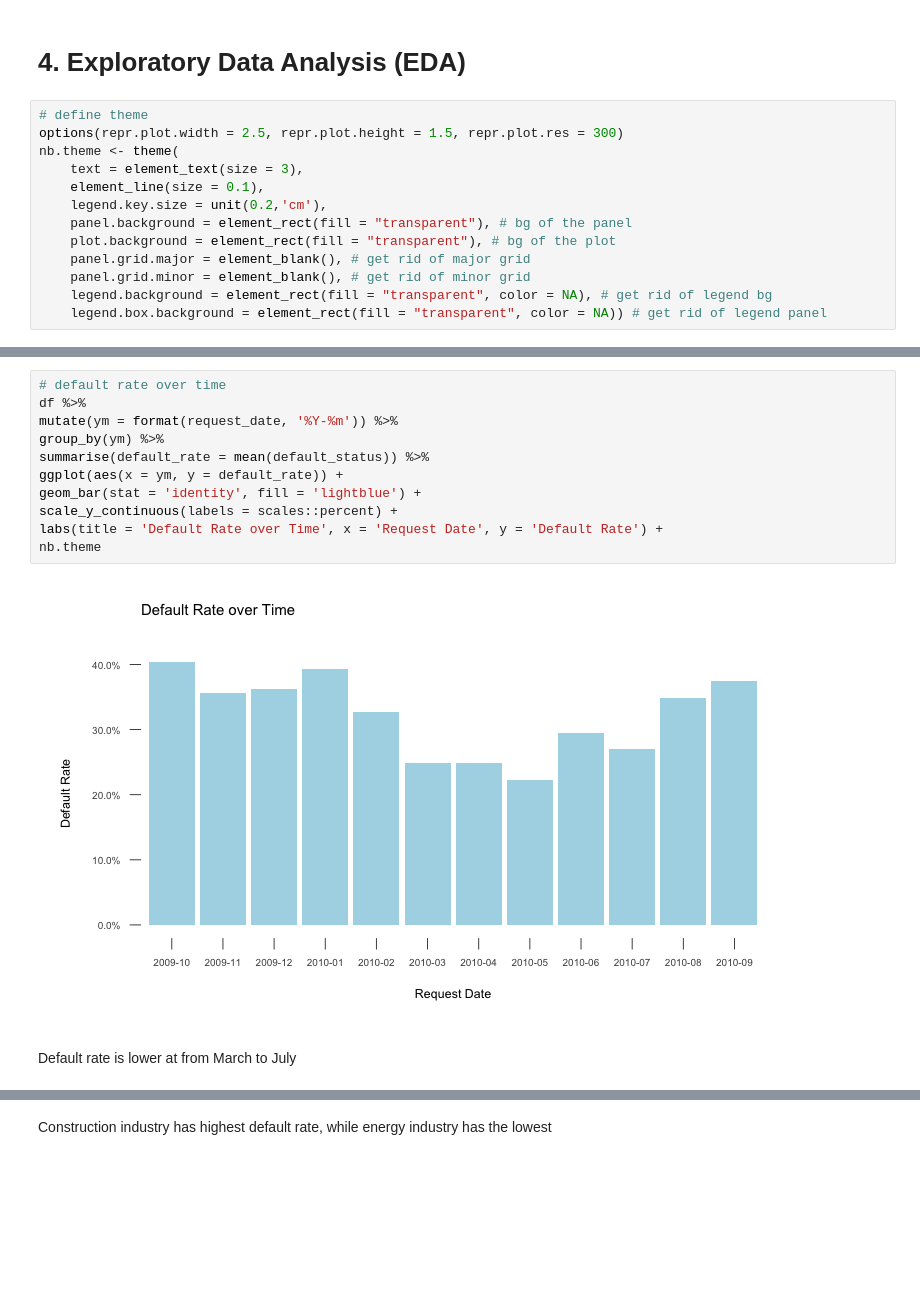
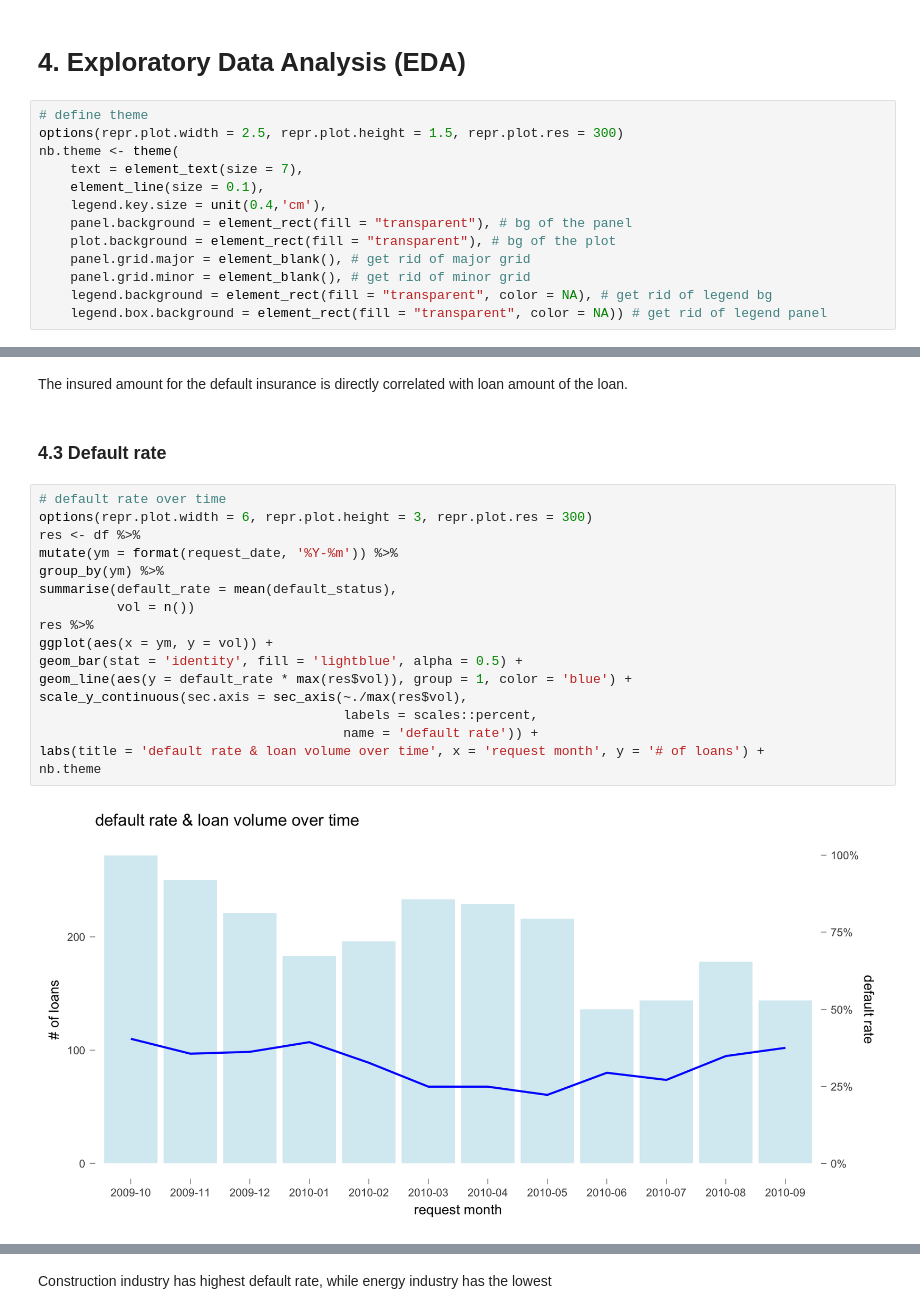
Before and after one commit to xuelin-amy/loan_default_prediction, a Jupyter notebook: notebook.ipynb, the cells around one changed output, grey strips where cells are left out. Saved outputs shown, nothing was run; the diff lists cells and outputs as text; blank space fills up the shorter version.

```diff
--- a/notebook.ipynb
+++ b/notebook.ipynb
@@ -111,9 +109,9 @@ No   Variable          Stats / Values                     Freqs (% of Valid)
 # define theme
 options(repr.plot.width = 2.5, repr.plot.height = 1.5, repr.plot.res = 300)
 nb.theme <- theme(
-    text = element_text(size = 3),
+    text = element_text(size = 7),
     element_line(size = 0.1),
-    legend.key.size = unit(0.2,'cm'),
+    legend.key.size = unit(0.4,'cm'),
     panel.background = element_rect(fill = "transparent"), # bg of the panel
     plot.background = element_rect(fill = "transparent"), # bg of the plot
     panel.grid.major = element_blank(), # get rid of major grid
@@ -165,15 +173,23 @@ Insured Amount is postively correlated with Loan Amount
+# %% [markdown]
+The insured amount for the default insurance is directly correlated with loan amount of the loan.
+# %% [markdown]
+### 4.3 Default rate
 # %%
 # default rate over time
-df %>%
+options(repr.plot.width = 6, repr.plot.height = 3, repr.plot.res = 300)
+res <- df %>%
 mutate(ym = format(request_date, '%Y-%m')) %>%
 group_by(ym) %>%
-summarise(default_rate = mean(default_status)) %>%
-ggplot(aes(x = ym, y = default_rate)) +
-geom_bar(stat = 'identity', fill = 'lightblue') +
-scale_y_continuous(labels = scales::percent) +
-labs(title = 'Default Rate over Time', x = 'Request Date', y = 'Default Rate') +
+summarise(default_rate = mean(default_status),
+          vol = n())
+res %>%
+ggplot(aes(x = ym, y = vol)) +
+geom_bar(stat = 'identity', fill = 'lightblue', alpha = 0.5) +
+geom_line(aes(y = default_rate * max(res$vol)), group = 1, color = 'blue') +
+scale_y_continuous(sec.axis = sec_axis(~./max(res$vol),
+                                       labels = scales::percent,
+                                       name = 'default rate')) +
+labs(title = 'default rate & loan volume over time', x = 'request month', y = '# of loans') +
 nb.theme
 # %% [output]
-[figure, old version]
+[figure, new version]
-# %% [markdown]
-Default rate is lower at from March to July
```
Also changed, not shown: parts of 35 cells of this notebook, 2 other files.
